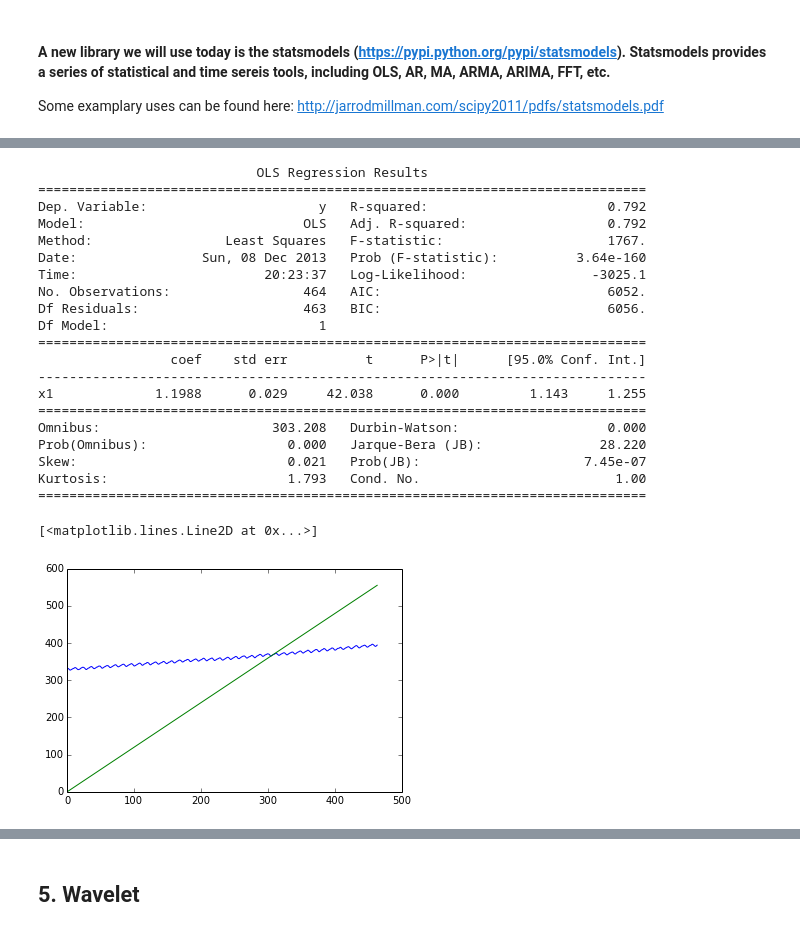
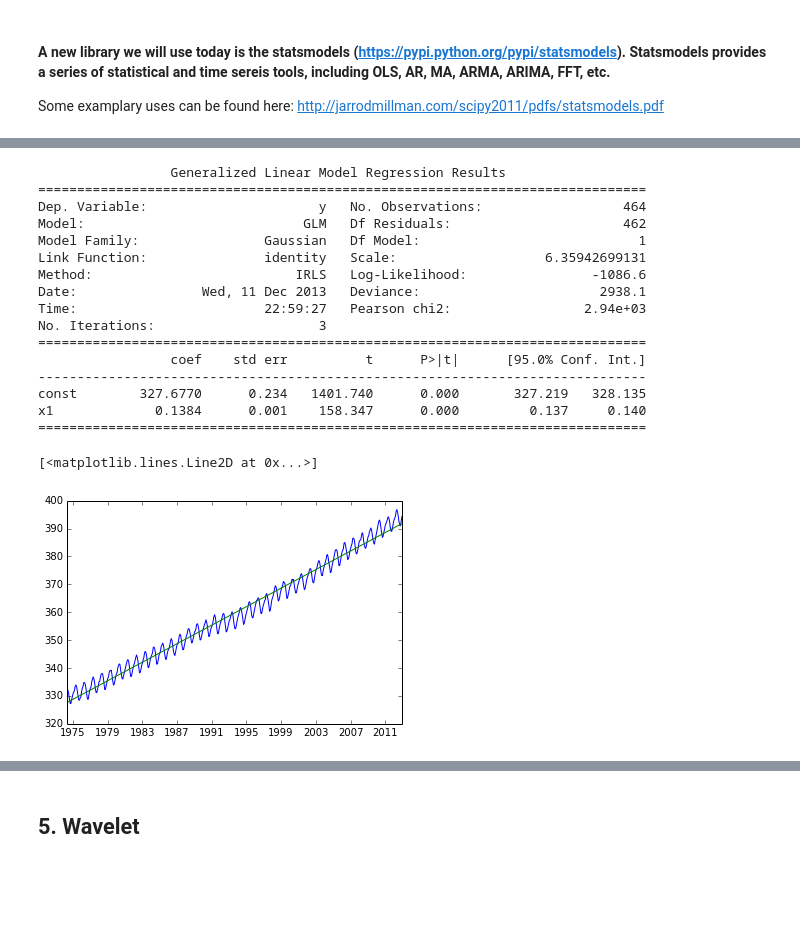
Before and after one commit to qwu-570/geogg121, a Jupyter notebook: tsa_temp.ipynb, the cells around one changed output, grey strips where cells are left out. Saved outputs shown, nothing was run; the diff lists cells and outputs as text; code cells hidden in the pictures; blank space fills up the shorter version.

```diff
--- a/tsa_temp.ipynb
+++ b/tsa_temp.ipynb
@@ -33,0 +12,4 @@ Length: 23269 (23K) (unauthoritative)
+# %%
+import numpy as np
+co2 = np.loadtxt("mlo_co2.txt", comments="#", usecols=(3,), unpack=False)[4:] #skiprows=4,
+yearmonth = np.loadtxt("mlo_co2.txt", comments="#", usecols=(1,2), dtype=int, unpack=True)[:,4:]  #skiprows=4,
@@ -33,0 +24,13 @@ Length: 23269 (23K) (unauthoritative)
+# %%
+import datetime as DT
+#assume all days are the first day of month
+days = np.ones_like(co2, dtype=int)
+#year,doy = datetime.datetime(data[4:,0], data[4:,1], days).strftime('%Y %j').split()
+#months = data[4:,1]
+
+dates = []
+
+for i in np.arange(len(days)):
+    dates.append(DT.datetime(yearmonth[0][i], yearmonth[1][i], days[i]))
+
+print "Mauna Loa CO2 serie starts from %s, and ends at %s"%(dates[0], dates[-1])
@@ -34,7 +85,3 @@ Length: 23269 (23K) (unauthoritative)
 # %% [markdown]
 #### A new library we will use today is the statsmodels (https://pypi.python.org/pypi/statsmodels). Statsmodels provides a series of statistical and time sereis tools, including OLS, AR, MA, ARMA, ARIMA, FFT, etc.
 Some examplary uses can be found here: http://jarrodmillman.com/scipy2011/pdfs/statsmodels.pdf
-# %%
-import numpy as np
-co2 = np.loadtxt("mlo_co2.txt", comments="#", usecols=(3,), unpack=False) #skiprows=4,
-yearmonth = np.loadtxt("mlo_co2.txt", comments="#", usecols=(1,2), dtype=int, unpack=True)  #skiprows=4,
@@ -43,4 +87,0 @@ yearmonth = np.loadtxt("mlo_co2.txt", comments="#", usecols=(1,2), dtype=int, un
-# %%
-co2 = co2[4:]
-yearmonth = yearmonth[:,4:]
-print co2.shape, yearmonth.shape
@@ -108,30 +92,27 @@ plot(dates, co2_lin_redis)
 # %%
 import statsmodels.formula.api as smf
-co2_model = smf.OLS(co2, index).fit()
+index_const = sm.add_constant(index)
+co2_model = smf.GLM(co2, index_const).fit()
 print co2_model.summary()
 co2_pr = co2_model.predict()
 plot(dates, co2)
 plot(dates, co2_pr)
 # %% [output]
-                            OLS Regression Results
+                 Generalized Linear Model Regression Results
 ==============================================================================
-Dep. Variable:                      y   R-squared:                       0.792
-Model:                            OLS   Adj. R-squared:                  0.792
-Method:                 Least Squares   F-statistic:                     1767.
-Date:                Sun, 08 Dec 2013   Prob (F-statistic):          3.64e-160
-Time:                        20:23:37   Log-Likelihood:                -3025.1
-No. Observations:                 464   AIC:                             6052.
-Df Residuals:                     463   BIC:                             6056.
-Df Model:                           1
+Dep. Variable:                      y   No. Observations:                  464
+Model:                            GLM   Df Residuals:                      462
+Model Family:                Gaussian   Df Model:                            1
+Link Function:               identity   Scale:                   6.35942699131
+Method:                          IRLS   Log-Likelihood:                -1086.6
+Date:                Wed, 11 Dec 2013   Deviance:                       2938.1
+Time:                        22:59:27   Pearson chi2:                 2.94e+03
+No. Iterations:                     3
 ==============================================================================
                  coef    std err          t      P>|t|      [95.0% Conf. Int.]
 ------------------------------------------------------------------------------
-x1             1.1988      0.029     42.038      0.000         1.143     1.255
+const        327.6770      0.234   1401.740      0.000       327.219   328.135
+x1             0.1384      0.001    158.347      0.000         0.137     0.140
 ==============================================================================
-Omnibus:                      303.208   Durbin-Watson:                   0.000
-Prob(Omnibus):                  0.000   Jarque-Bera (JB):               28.220
-Skew:                           0.021   Prob(JB):                     7.45e-07
-Kurtosis:                       1.793   Cond. No.                         1.00
-==============================================================================
 [<matplotlib.lines.Line2D at 0x...>]
-[figure, old version]
+[figure, new version]
```
Also changed, not shown: parts of 91 cells of this notebook.
